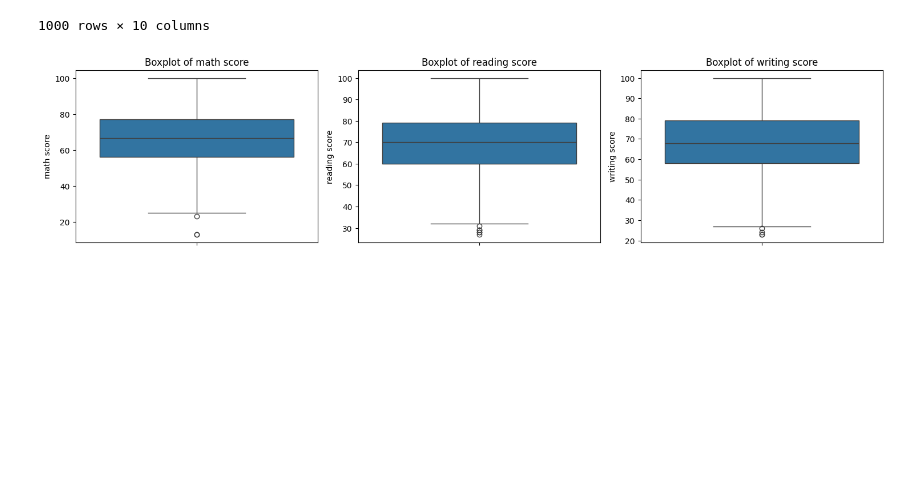
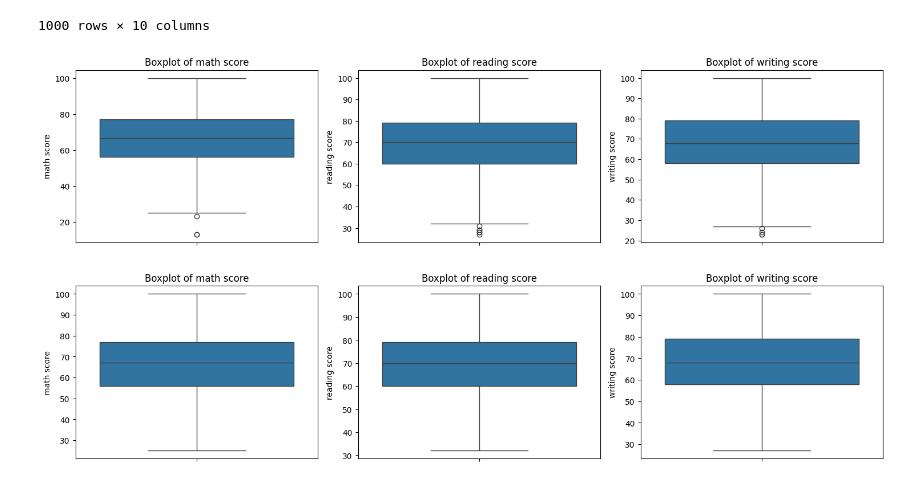
Before and after one commit to SudarshanAhire/DSBDAL, a Jupyter notebook: dsbdl_2/dsbdl2.ipynb, the cells around one changed output. Cells and saved outputs as stored; diff of their text form; code cells hidden in the pictures; blank space fills up the shorter version.

```diff
--- a/dsbdl_2/dsbdl2.ipynb
+++ b/dsbdl_2/dsbdl2.ipynb
@@ -41,3 +41,21 @@ plt.tight_layout()
 plt.show()
 # %% [output]
 [figure]
+# %%
+Q1 = df[['math score', 'reading score', 'writing score']].quantile(0.25)
+Q3 = df[['math score', 'reading score', 'writing score']].quantile(0.75)
+IQR = Q3 - Q1
+lower_bound = Q1 - 1.5 * IQR
+upper_bound = Q3 + 1.5 * IQR
+df_cleaned = df[~((df[['math score', 'reading score', 'writing score']] < lower_bound) |
+                  (df[['math score', 'reading score', 'writing score']] > upper_bound)).any(axis=1)]
+# %%
+plt.figure(figsize=(15, 10))
+for i, column in enumerate(df_cleaned.columns[:3], 1):
+    plt.subplot(3, 3, i)
+    sns.boxplot(data=df_cleaned, y=column)
+    plt.title(f'Boxplot of {column}')
+plt.tight_layout()
+plt.show()
+# %% [output]
+[figure, added]
```
